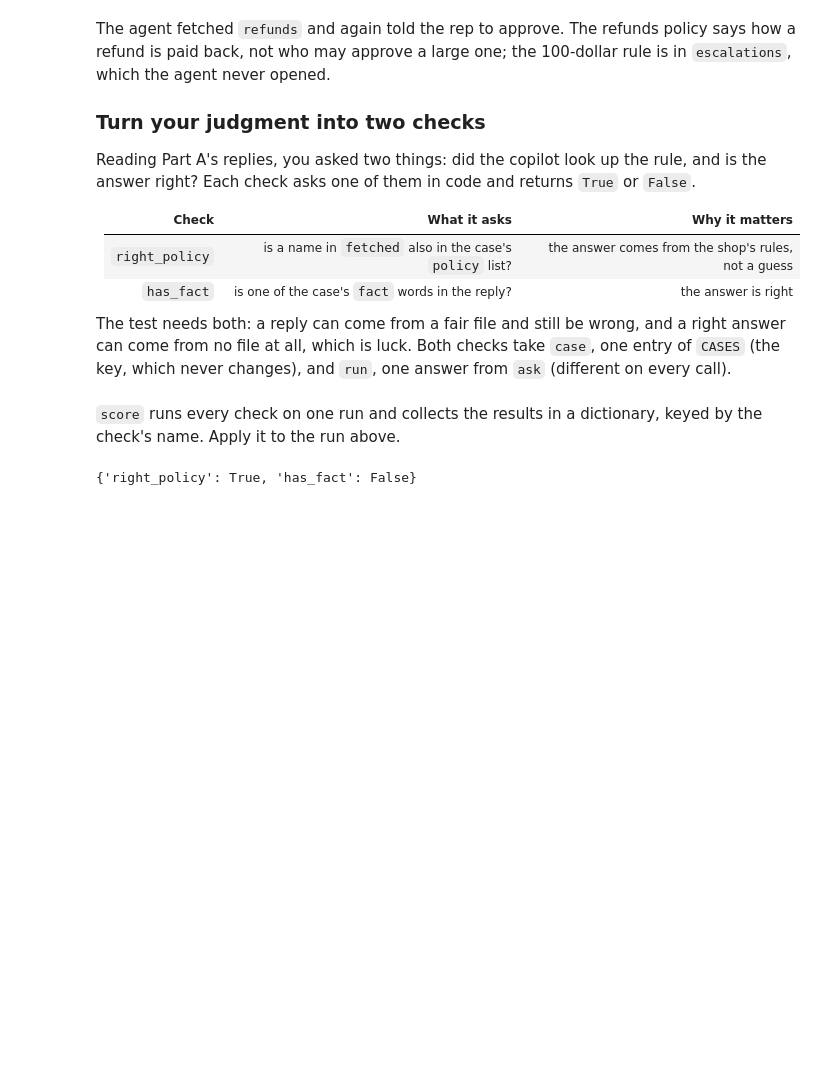
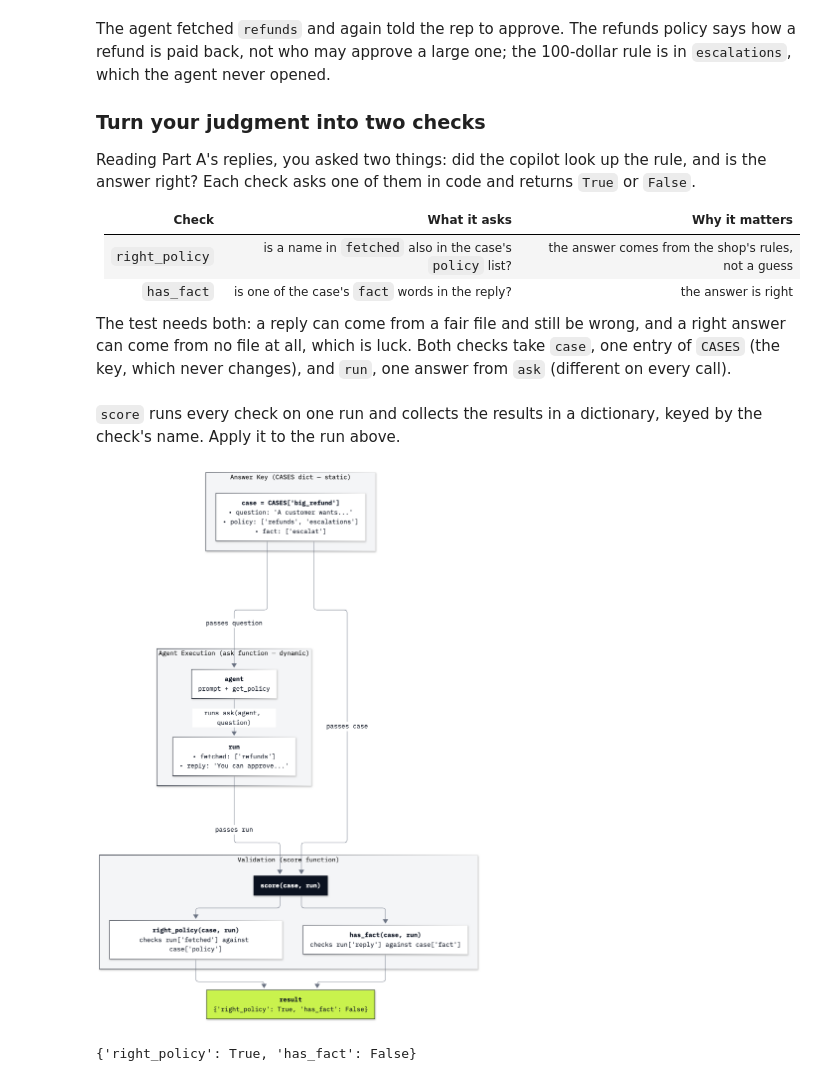
Before and after one commit to skjagini/agentic_ai_conversational_agents, a Jupyter notebook: 02_Dialogue_Prompt_Versions/02_dialogue_prompt_versions.ipynb, the cells around one changed output. Cells and saved outputs as stored; diff of their text form; code cells hidden in the pictures; blank space fills up the shorter version.

Commit message:
added flow diagram to 02 lab

```diff
--- a/02_Dialogue_Prompt_Versions/02_dialogue_prompt_versions.ipynb
+++ b/02_Dialogue_Prompt_Versions/02_dialogue_prompt_versions.ipynb
@@ -262,6 +273,10 @@ CHECKS = [right_policy, has_fact]
 # %% [markdown]
 `score` runs every check on one run and collects the results in a dictionary, keyed by the check's name. Apply it to
 the run above.
+# %%
+Image(filename=ROOT / "02_Dialogue_Prompt_Versions" / "resources" / "lab02_case_score_flow.png", width=650)
+# %% [output]
+[figure, added]
 # %%
 def score(case, run):
     results = {}
```
Also changed, not shown: parts of 1 cell of this notebook, 2 other files.
